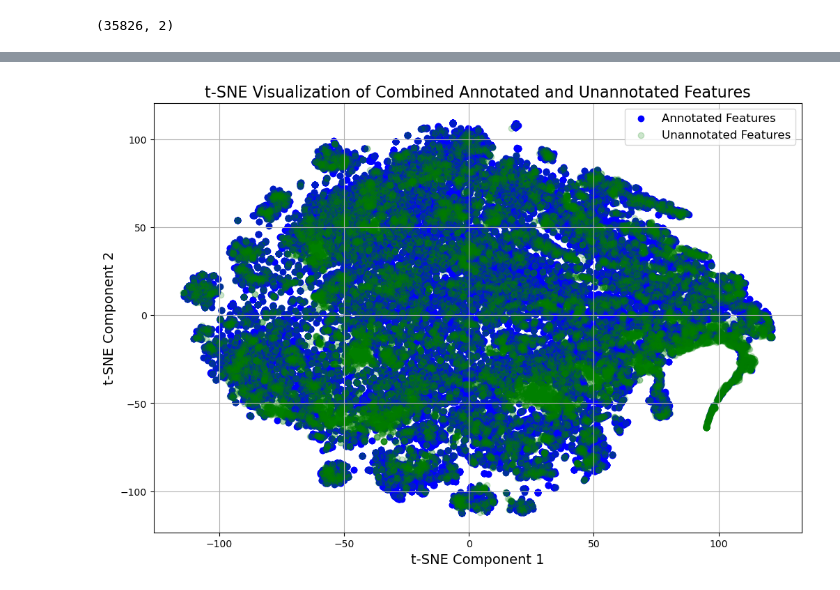
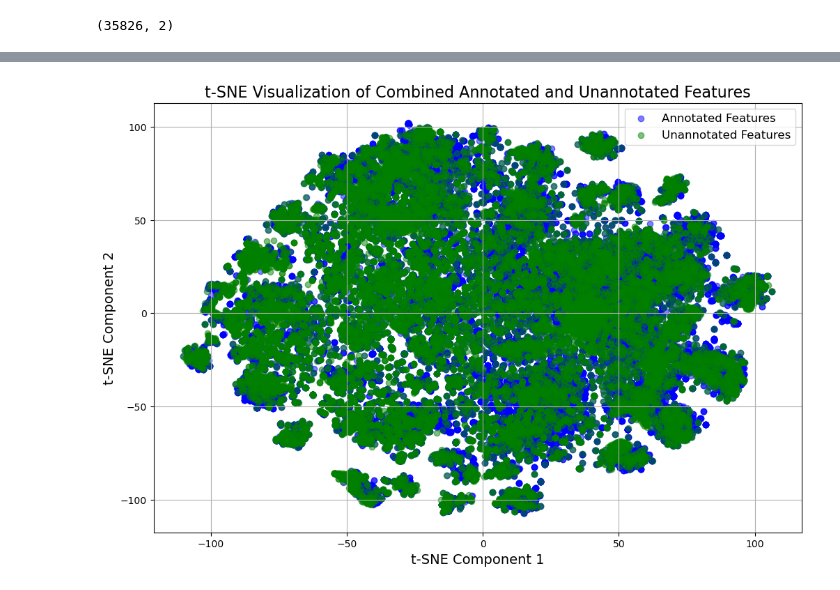
Before and after one commit to TJonasT/Project-MLCP-JKU-2025S, a Jupyter notebook: 2_data_exploration/MLPC2025_team-observe_task-02-data-exploration_1-report_3-audio-features.ipynb, the cells around one changed output, grey strips where cells are left out. Drawn from its saved outputs; the diff is of its cells as text; code cells hidden in the pictures.

```diff
--- a/2_data_exploration/MLPC2025_team-observe_task-02-data-exploration_1-report_3-audio-features.ipynb
+++ b/2_data_exploration/MLPC2025_team-observe_task-02-data-exploration_1-report_3-audio-features.ipynb
@@ -189,16 +184,19 @@ Number of feature files: 9026
 # %%
-def get_features_of_annotation(
-    onset: float,
-    offset: float,
-    audio_features: np.ndarray,
-    scaler: StandardScaler = None
-) -> np.ndarray:
 
-    RESOLUTION = 0.12 # temporal resolution of the features is 120 ms
-    start_idx = math.floor(onset / RESOLUTION)
-    offset_idx = math.ceil(offset / RESOLUTION)
+metadata_df.set_index("filename", inplace=True)
 
-    audio_features = audio_features[start_idx:offset_idx, :]
-    if scaler is not None:
-        audio_features = scaler.transform(audio_features)
-    return audio_features.mean(axis=0)
+audio_features = {}
+
+
+for idx, row in metadata_df.iterrows():
+
+    feature_filename = idx.replace("mp3", "npz")
+    features = np.load(os.path.join(PATH_TO_DATASET, "audio_features", feature_filename))
+    features_flattened, feature_names = flatten_important_features(features)
+    audio_features[idx] = features_flattened
+print("Number of feature files:", len(audio_features))
+print("Shape of features: ", features_flattened.shape)
+
+# load audio features
+#feature_filename = metadata_df.loc[0, "filename"].replace("mp3", "npz")
+#features = np.load(os.path.join(PATH_TO_DATASET, "audio_features", feature_filename))
@@ -204,0 +206,4 @@ def get_features_of_annotation(
+# %%
+concatenated_feature_tensor = np.concatenate(list(audio_features.values()), axis=0)
+print("Shape of all feature tensors concatenated:", concatenated_feature_tensor.shape)
+scaler = StandardScaler().fit(concatenated_feature_tensor)
@@ -242,5 +292,5 @@ Audio Features of unannotated regions: (18153, 942)
 # %%
-X = np.zeros((len(annotations_df), 942))
+X = np.zeros((len(annotations_df), features_flattened.shape[1]))
 for i, row in annotations_df.iterrows():
     X[i] = get_features_of_annotation(row['onset'], row['offset'], audio_features[row['filename']], scaler)
 
@@ -258,7 +308,7 @@ Audio Features of unannotated regions: (18153, 942)
 combined_data = np.vstack((X, unannotated_X))
 
 # Initialize and apply t-SNE
-tsne = TSNE(n_components=2, random_state=42, perplexity=50, n_jobs=-1)
+tsne = TSNE(n_components=2, random_state=42, perplexity=100, n_jobs=-1)
 combined_tsne = tsne.fit_transform(combined_data)
 
 combined_tsne.shape
@@ -300,25 +327,25 @@ plt.show()
 # %%
 # Create a scatter plot
 plt.figure(figsize=(12, 8))
 
 # Plot the annotated features
 plt.scatter(combined_tsne[:len(X), 0], combined_tsne[:len(X), 1],
-            c='blue', label='Annotated Features', alpha=1)
+            c='blue', label='Annotated Features', alpha=0.5)
 
 # Plot the unannotated features
 plt.scatter(combined_tsne[len(X):, 0], combined_tsne[len(X):, 1],
-            c='green', label='Unannotated Features', alpha=0.2)
+            c='green', label='Unannotated Features', alpha=0.5)
 
 # Add plot details
 plt.title('t-SNE Visualization of Combined Annotated and Unannotated Features', fontsize=16)
 plt.xlabel('t-SNE Component 1', fontsize=14)
 plt.ylabel('t-SNE Component 2', fontsize=14)
 plt.legend(fontsize=12)
 plt.grid(True)
 
 # Show the plot
 # %% [output]
-[figure, old version]
+[figure, new version]
 # %%
 # Number of clusters
 k = 25  # Decide the number of clusters based on your task or analysis
```
Also changed, not shown: parts of 21 cells of this notebook.
